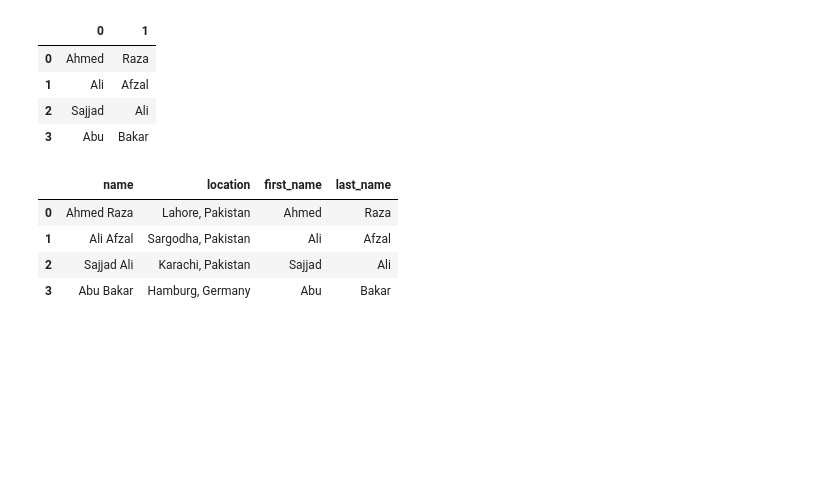
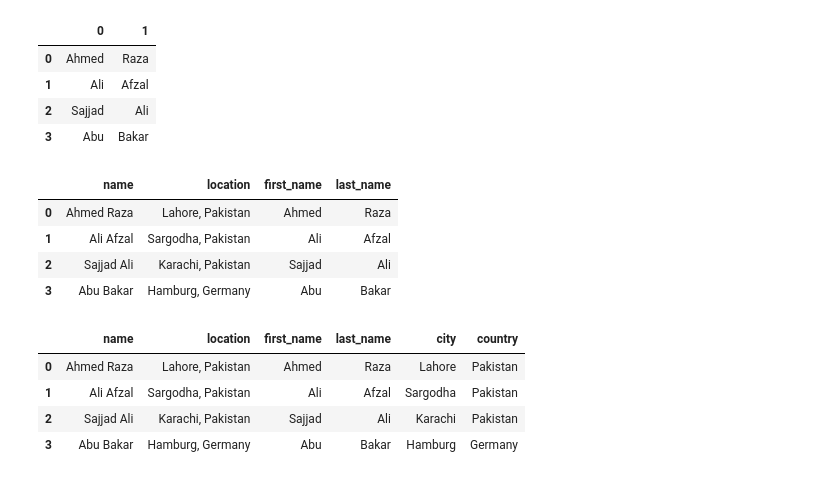
Before and after one commit to gak92/pkc2023, a Jupyter notebook: day_08/01_pandas_tips_and_tricks.ipynb, the cells around one changed output. Saved outputs shown, nothing was run; the diff lists cells and outputs as text; code cells hidden in the pictures; blank space fills up the shorter version.

Commit message:
Day8 - refine data after splitting

```diff
--- a/day_08/01_pandas_tips_and_tricks.ipynb
+++ b/day_08/01_pandas_tips_and_tricks.ipynb
@@ -752,0 +751,10 @@ df
+# %%
+# split location
+df[['city', 'country']] = df.location.str.split(',', expand=True)
+df
+# %% [output]
+|  | name | location | first_name | last_name | city | country |
+| 0 | Ahmed Raza | Lahore, Pakistan | Ahmed | Raza | Lahore | Pakistan |
+| 1 | Ali Afzal | Sargodha, Pakistan | Ali | Afzal | Sargodha | Pakistan |
+| 2 | Sajjad Ali | Karachi, Pakistan | Sajjad | Ali | Karachi | Pakistan |
+| 3 | Abu Bakar | Hamburg, Germany | Abu | Bakar | Hamburg | Germany |
```
Also changed, not shown: parts of 1 cell of this notebook.
